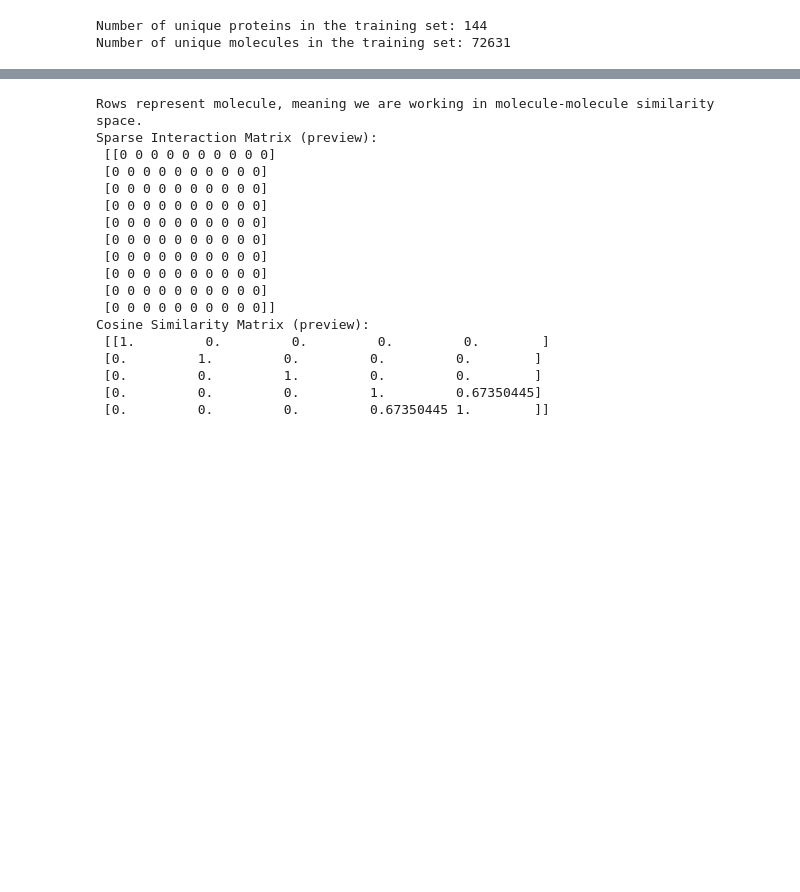
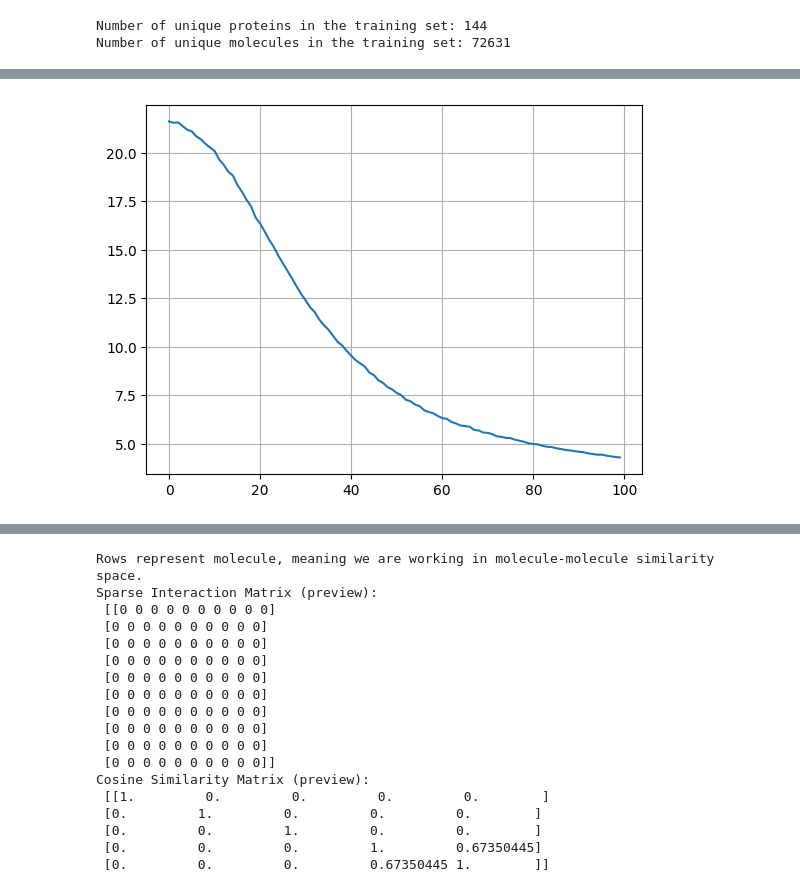
Before and after one commit to tildtr/data-mining-assignments, a Jupyter notebook: Project/DM_Project_Til.ipynb, the cells around one changed output, grey strips where cells are left out. Drawn from its saved outputs; the diff is of its cells as text; code cells hidden in the pictures; blank space fills up the shorter version.

Commit message:
implemented SVD with stochastic gradient descent

```diff
--- a/Project/DM_Project_Til.ipynb
+++ b/Project/DM_Project_Til.ipynb
@@ -124,0 +260,4 @@ activity_train
+# %%
+# 2. Step: Apply SVD
+U, sigma, Vt = svd(train_matrix, full_matrices=False)
+U.shape
@@ -124,0 +315,35 @@ activity_train
+# %%
+# Regularized stochastic gradient descent
+def run_epoch_reg(elems, R, P, Q, LR, Lp=1, Lq=1):
+    random.shuffle(elems)
+    for u, i in elems:
+        r_ui = R[u, i]
+        delta = 2 * (r_ui - P[u, :] @ Q[:, i])
+        P[u, :] += LR * (delta * Q[:, i] - Lp * P[u, :])
+        Q[:, i] += LR * (delta * P[u, :] - Lq * Q[:, i])
+    return P, Q
+
+#we update our RecSys function with the Lambdas for the regularization
+def RecSys_SGD(R, num_epochs=100, k=2, LR=0.01, Lp=1, Lq=1, output_mses=False):
+    # Initialization
+    MSEs=[]
+    U, S, V = svd(R, full_matrices=False)
+    P, Q = make_init_PQ(U ,S, V, k)
+    rated_elements = [(u,i) for u, i in np.argwhere(R>0)]
+
+    # Run all the epochs
+    for i in range(num_epochs):
+        P, Q = run_epoch_reg(rated_elements, R, P, Q, LR, Lp, Lq)
+        mse = calc_error(R, P, Q, train_mask, train_mask_sum)
+        MSEs.append(mse)
+
+    if output_mses==False: return P,Q
+    else: return P,Q, MSEs
+
+P,Q, mses = RecSys_SGD(train_matrix, num_epochs=100, k=2, LR=0.001, output_mses=True)
+print("The MSE is:", calc_error(train_matrix, P, Q, train_mask, train_mask_sum))
+with np.printoptions(precision=3):
+    print("P factor")
+    print(P)
+    print("Q factor")
+    print(Q)
@@ -124,0 +368,6 @@ activity_train
+# %%
+plt.plot(mses)
+plt.grid()
+plt.show()
+# %% [output]
+[figure, added]
```
Also changed, not shown: parts of 19 cells of this notebook.
